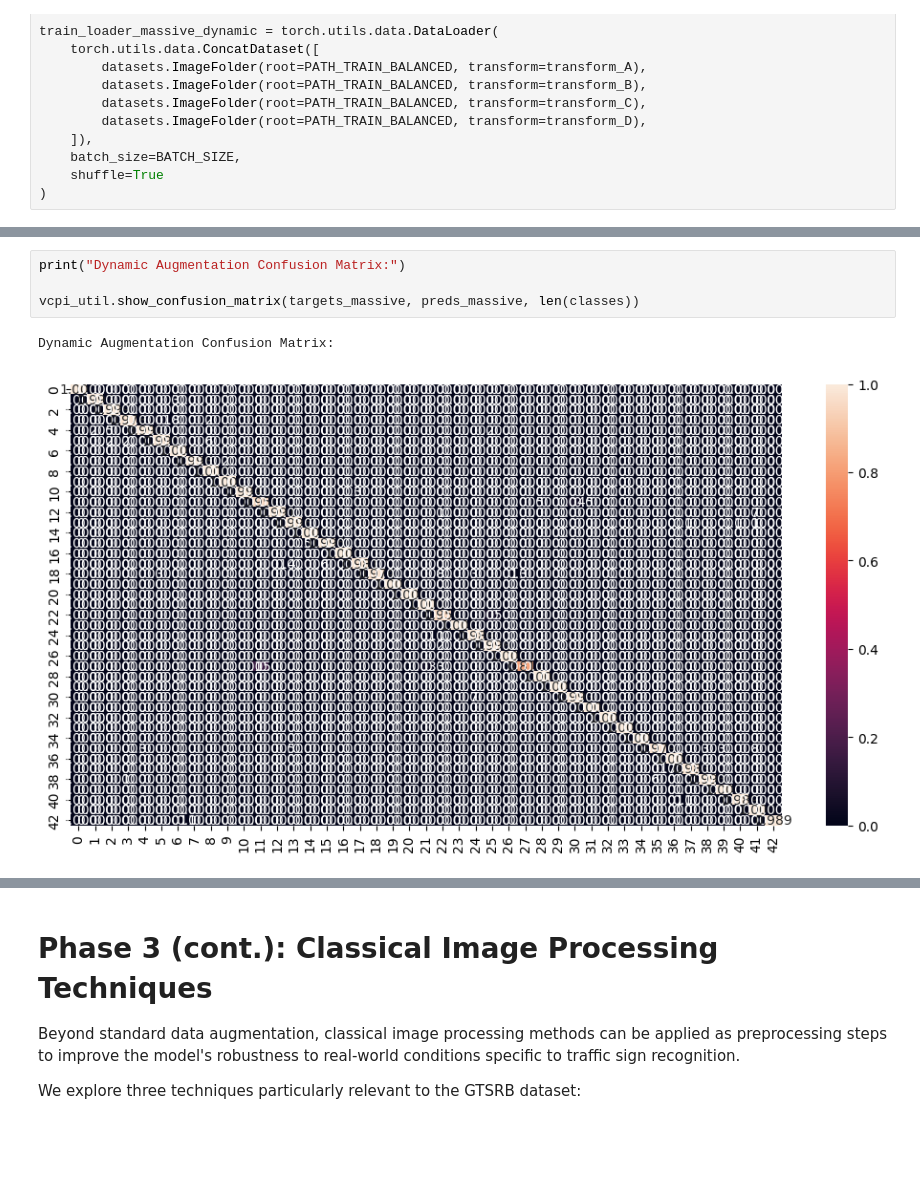
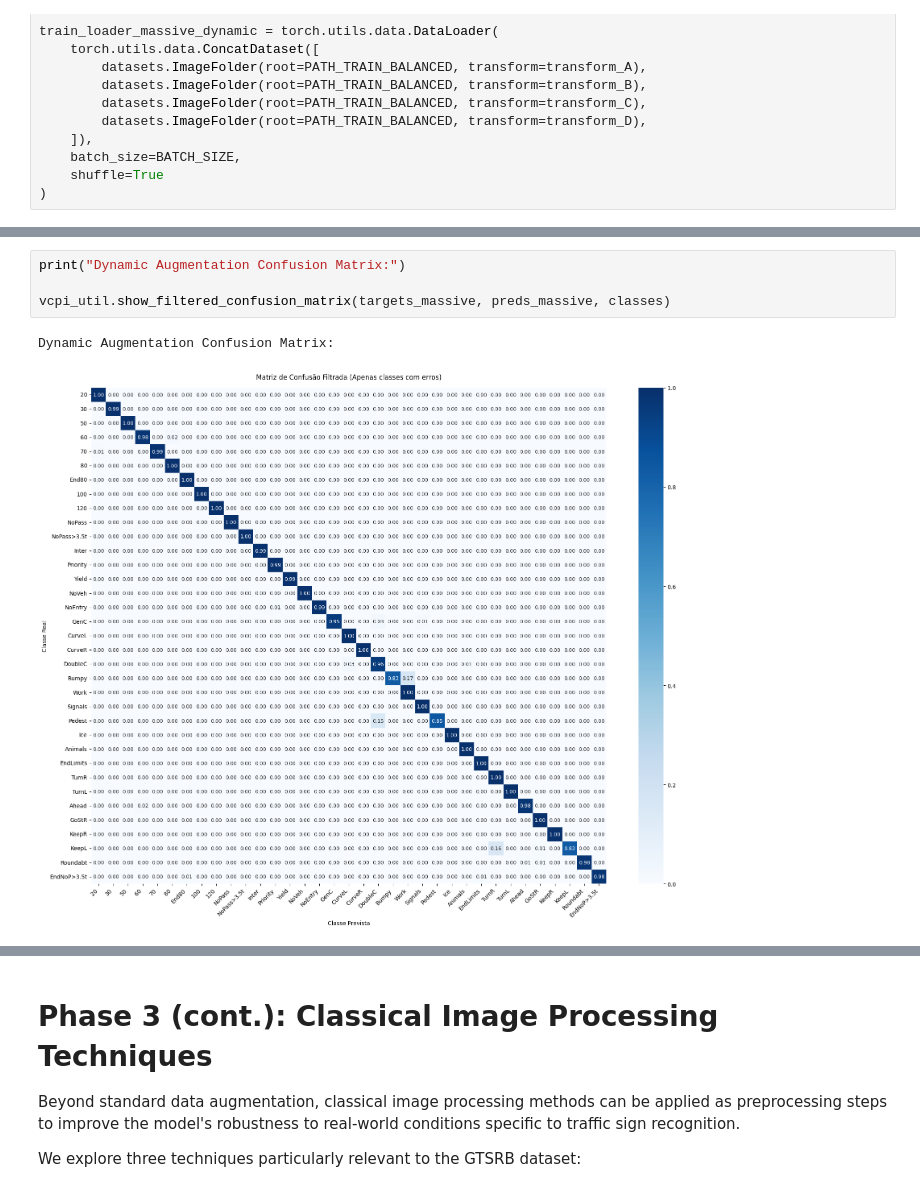
Before and after one commit to Pauloarf/VCPI2526, a Jupyter notebook: VC/src/Report.ipynb, the cells around one changed output, grey strips where cells are left out. Drawn from its saved outputs; the diff is of its cells as text; blank space fills up the shorter version.

```diff
--- a/VC/src/Report.ipynb
+++ b/VC/src/Report.ipynb
@@ -860,10 +867,10 @@ Final Test Accuracy: 99.11%
 # %%
 print("Dynamic Augmentation Confusion Matrix:")
 
-vcpi_util.show_confusion_matrix(targets_massive, preds_massive, len(classes))
+vcpi_util.show_filtered_confusion_matrix(targets_massive, preds_massive, classes)
 # %% [output]
 Dynamic Augmentation Confusion Matrix:
-[figure, old version]
+[figure, new version]
 # %%
 print("Final validation accuracy (static only):", history_baseline['val_acc'][-1])
 print("Best validation accuracy (static only):", max(history_baseline['val_acc']))
```
Also changed, not shown: parts of 28 cells of this notebook, 9 other files.
